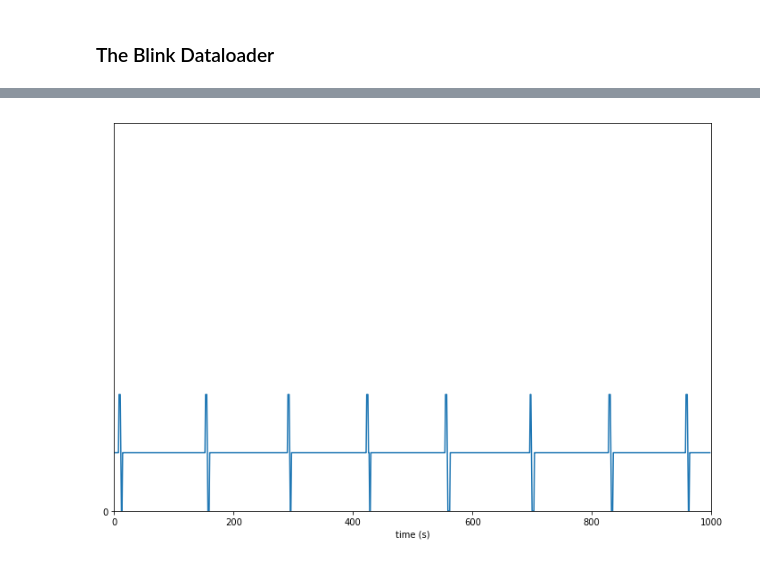
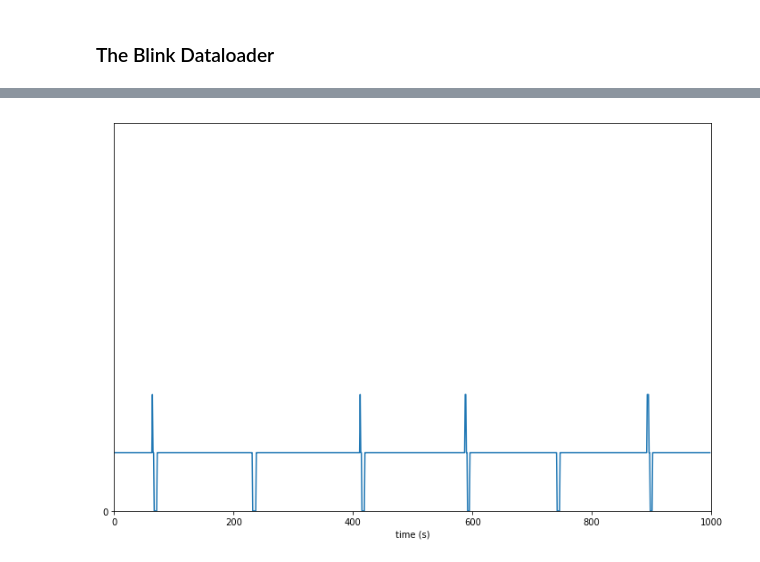
Before and after one commit to DanielLongo/NeuralFill, a Jupyter notebook: visualize/visualize_artifacts.ipynb, the cells around one changed output, grey strips where cells are left out. Drawn from its saved outputs; the diff is of its cells as text; code cells hidden in the pictures.

```diff
--- a/visualize/visualize_artifacts.ipynb
+++ b/visualize/visualize_artifacts.ipynb
@@ -170,2 +171,2 @@ from utils import custom_norm_batch
 # %%
-dataset = Blink1c(10)
+dataset = Blink1c(20)
@@ -184,4 +179,5 @@ tensor(-11468.)
 # %%
+sample = dataset[5]
 stacklineplot.stackplot(sample, yscale=.3)
 # %% [output]
-[figure, old version]
+[figure, new version]
```
Also changed, not shown: parts of 6 cells of this notebook, 8 other files.
